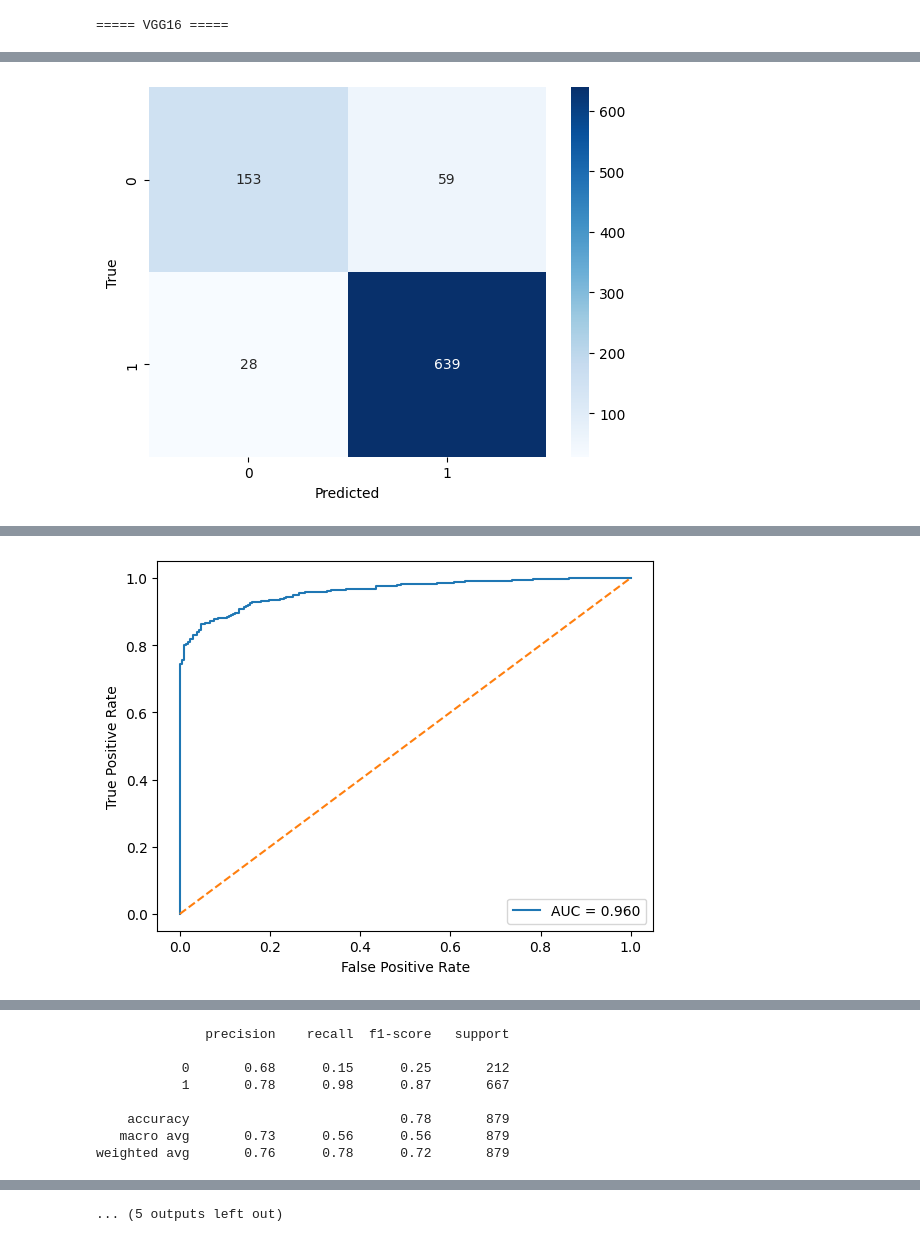
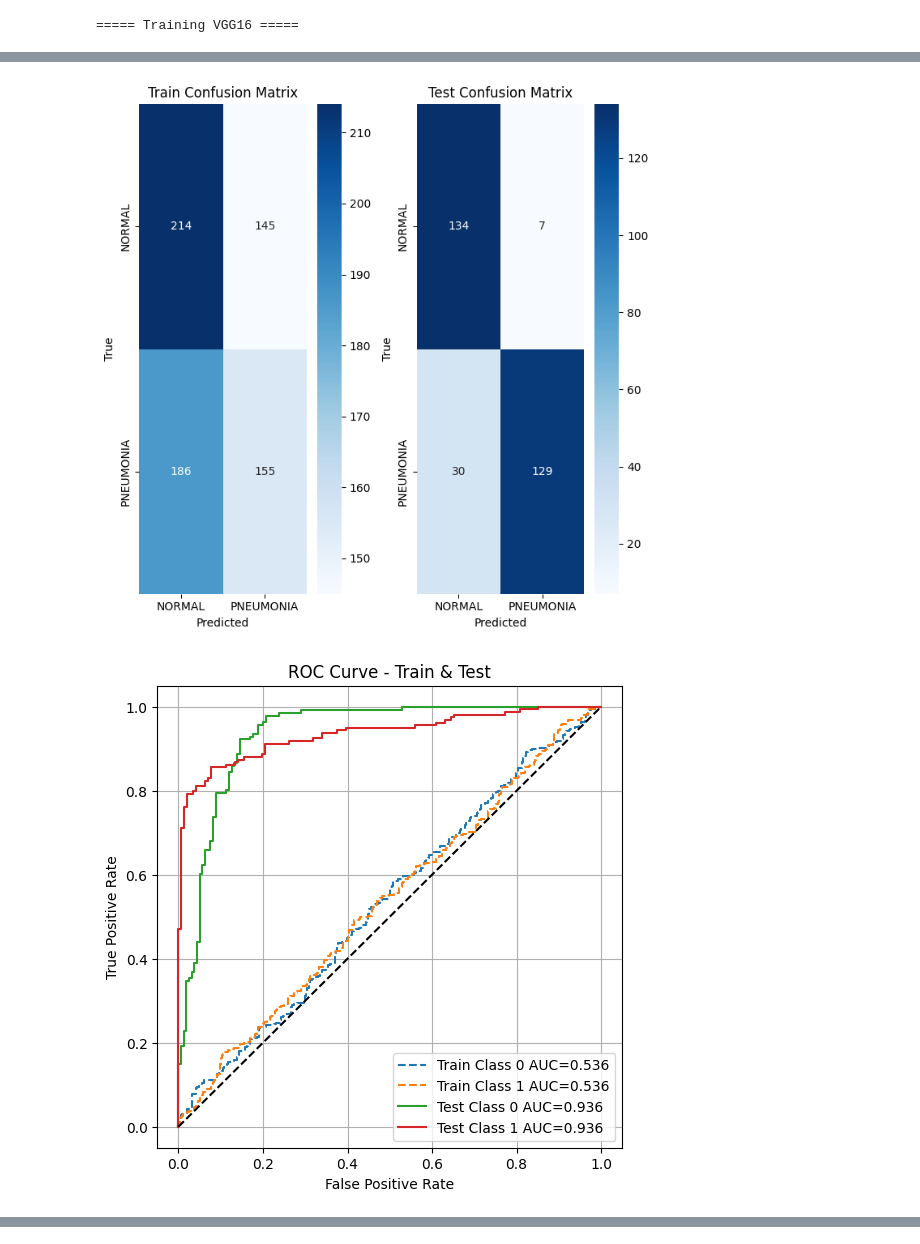
Before and after one commit to asheta66/CNN, a Jupyter notebook: Chest X_Ray/TL_for_Diagnosis.ipynb, the cells around one changed output, grey strips where cells are left out. Cells and saved outputs as stored; diff of their text form; code cells hidden in the pictures.

```diff
--- a/Chest X_Ray/TL_for_Diagnosis.ipynb
+++ b/Chest X_Ray/TL_for_Diagnosis.ipynb
@@ -218,0 +258,19 @@ def evaluate_model(model, test_data):
+# %%
+def train_model(model, train_data, epochs=EPOCHS):
+    """
+    Train the given model on the training data.
+
+    Args:
+        model: Compiled Keras model
+        train_data: Training data generator
+        epochs: Number of training epochs
+
+    Returns:
+        history: Keras History object containing training metrics
+    """
+    history = model.fit(
+        train_data,
+        epochs=epochs,
+        verbose=1
+    )
+    return history
@@ -224,10 +383,27 @@ models = {
     "MobileNetV2": MobileNetV2(weights="imagenet", include_top=False, input_shape=(*IMG_SIZE, 3))
 }
 
+all_results = []
+
 for name, base in models.items():
-    print(f"\n===== {name} =====")
+    print(f"\n===== Training {name} =====")
+
+    # Build model
     model = build_model(base)
-    train_model(model)
-    evaluate_model(model, test_data)
+
+    # Train model
+    history = train_model(model, train_data)
+
+    # Evaluate model (train + test metrics, CM, ROC)
+    results_df = evaluate_model(model, train_data, test_data, class_names=list(train_data.class_indices.keys()))
+
+    # Add model name for comparison
+    results_df["Model"] = name
+    all_results.append(results_df)
+
+# Combine all results into a single dataframe
+final_results = pd.concat(all_results, ignore_index=True)
+print("\n===== Summary of All Models =====")
+final_results
 # %% [output]
-===== VGG16 =====
+===== Training VGG16 =====
@@ -245 +430,2 @@ Epoch 5/5
-[figure, old version]
+[figure, new version]
+[figure, new version]
@@ -254 +436,0 @@ weighted avg       0.90      0.90      0.90       879
-[figure, old version]
@@ -268,8 +436,0 @@ Epoch 5/5
-              precision    recall  f1-score   support
-
-           0       0.68      0.15      0.25       212
-           1       0.78      0.98      0.87       667
-
-    accuracy                           0.78       879
-   macro avg       0.73      0.56      0.56       879
-weighted avg       0.76      0.78      0.72       879
@@ -298,4 +437,3 @@ weighted avg       0.94      0.94      0.94       879
-... (5 outputs left out)
 # %%
 # =========================
 # Statistical Comparison
```
Also changed, not shown: parts of 12 cells of this notebook.
